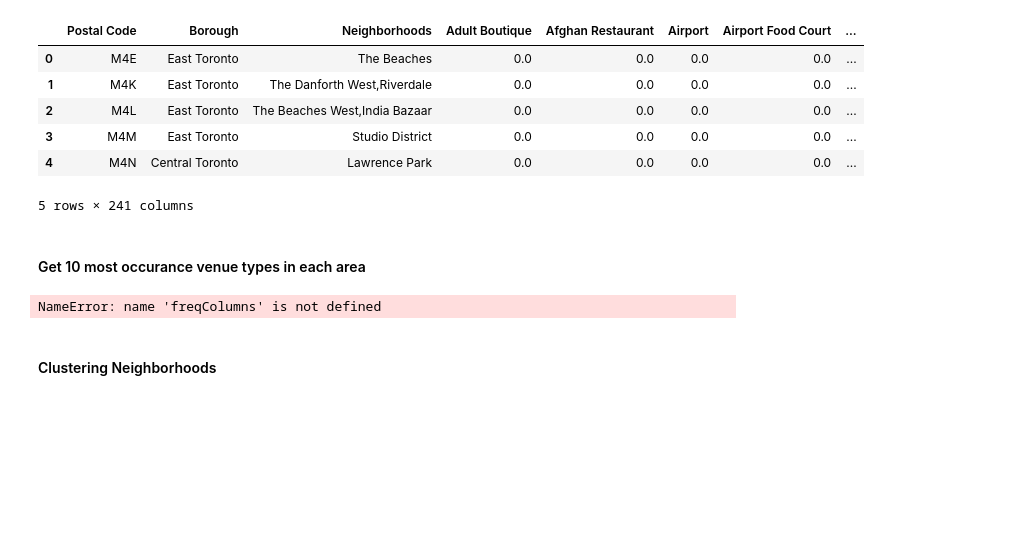
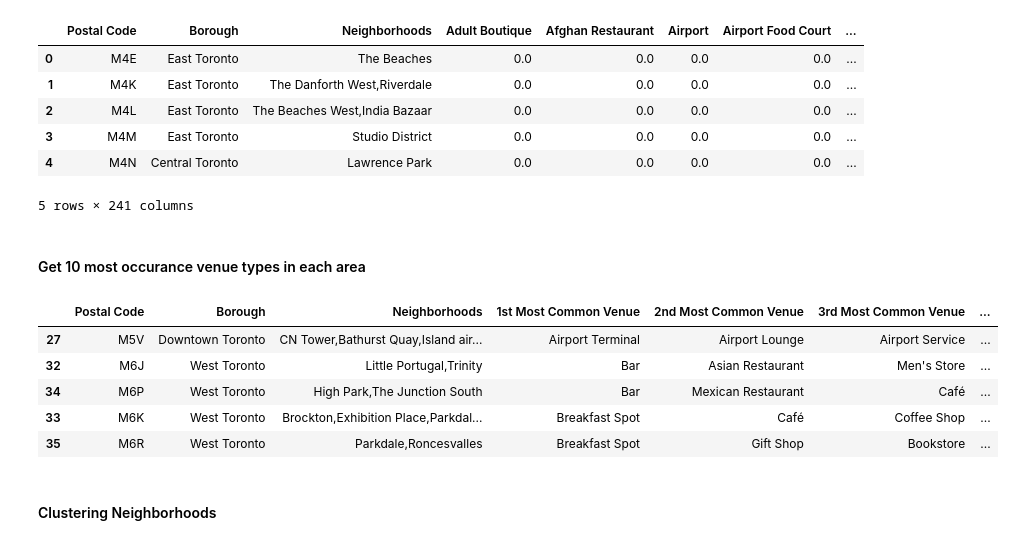
Before and after one commit to connectwithprakash/Coursera_Capstone, a Jupyter notebook: clustering.ipynb, the cells around one changed output. Saved outputs shown, nothing was run; the diff lists cells and outputs as text; code cells hidden in the pictures; blank space fills up the shorter version.

Commit message:
Minor variable error correction

```diff
--- a/clustering.ipynb
+++ b/clustering.ipynb
@@ -320,32 +320,37 @@ toronto_central_venues_freq.head()
 # %%
 num_top_venues = 10
 
 indicators = ['st', 'nd', 'rd']
 
 # create columns according to number of top venues
 area_columns = ['Postal Code', 'Borough', 'Neighborhoods']
 freq_columns = []
 for ind in np.arange(num_top_venues):
     try:
         freq_columns.append('{}{} Most Common Venue'.format(ind+1, indicators[ind]))
     except:
         freq_columns.append('{}th Most Common Venue'.format(ind+1))
 columns = area_columns+freq_columns
 # create a new dataframe
 neighborhoods_venues_sorted = pd.DataFrame(columns=columns)
 neighborhoods_venues_sorted['Postal Code'] = toronto_central_venues_freq['Postal Code']
 neighborhoods_venues_sorted['Borough'] = toronto_central_venues_freq['Borough']
 neighborhoods_venues_sorted['Neighborhoods'] = toronto_central_venues_freq['Neighborhoods']
 
 for ind in np.arange(toronto_central_venues_freq.shape[0]):
     row_categories = toronto_central_venues_freq.iloc[ind, :].iloc[3:]
     row_categories_sorted = row_categories.sort_values(ascending=False)
     neighborhoods_venues_sorted.iloc[ind, 3:] = row_categories_sorted.index.values[0:num_top_venues]
 
-neighborhoods_venues_sorted.sort_values(freqColumns, inplace=True)
+neighborhoods_venues_sorted.sort_values(freq_columns, inplace=True)
 neighborhoods_venues_sorted.head()
 # %% [output]
-NameError: name 'freqColumns' is not defined
+|  | Postal Code | Borough | Neighborhoods | 1st Most Common Venue | 2nd Most Common Venue | 3rd Most Common Venue | ... |
+| 27 | M5V | Downtown Toronto | CN Tower,Bathurst Quay,Island air... | Airport Terminal | Airport Lounge | Airport Service | ... |
+| 32 | M6J | West Toronto | Little Portugal,Trinity | Bar | Asian Restaurant | Men's Store | ... |
+| 34 | M6P | West Toronto | High Park,The Junction South | Bar | Mexican Restaurant | Café | ... |
+| 33 | M6K | West Toronto | Brockton,Exhibition Place,Parkdal... | Breakfast Spot | Café | Coffee Shop | ... |
+| 35 | M6R | West Toronto | Parkdale,Roncesvalles | Breakfast Spot | Gift Shop | Bookstore | ... |
 # %% [markdown]
 #### Clustering Neighborhoods
 # %%
```
Also changed, not shown: parts of 3 cells of this notebook.
